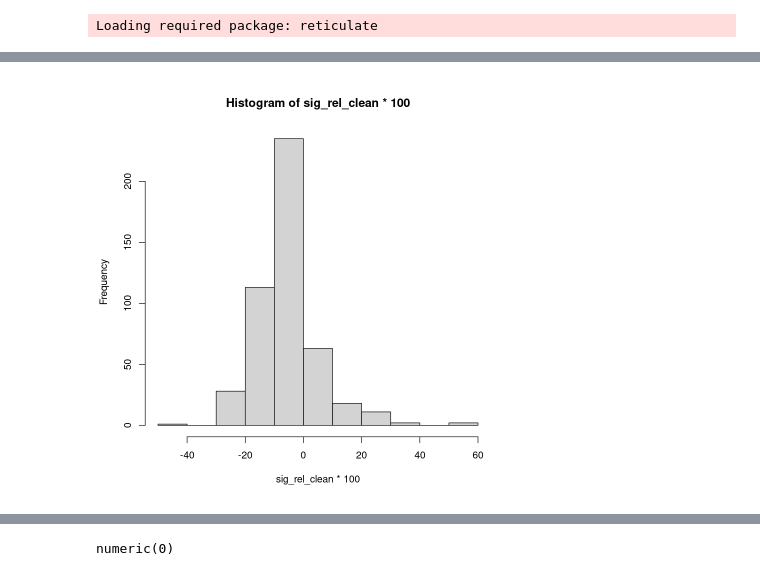
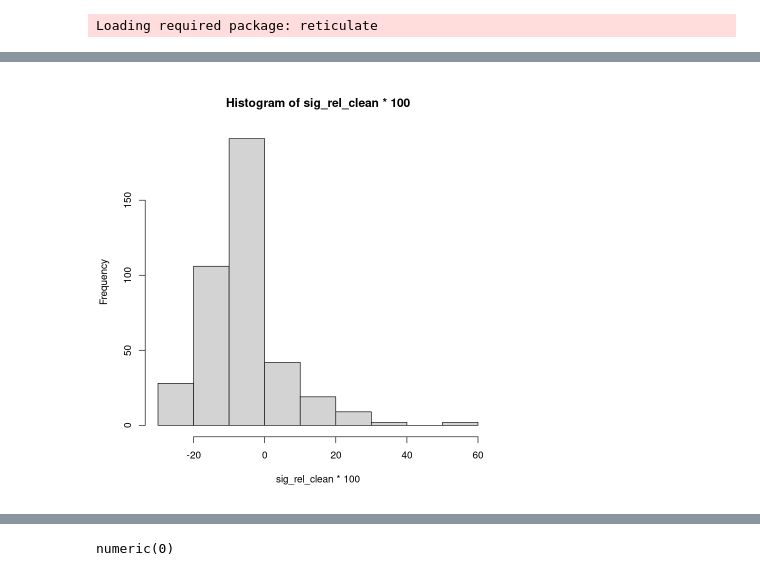
Before and after one commit to hamiddashti/greeness, a Jupyter notebook: codes/src/causal_impact_R.ipynb, the cells around one changed output, grey strips where cells are left out. Cells and saved outputs as stored; diff of their text form; code cells hidden in the pictures.

```diff
--- a/codes/src/causal_impact_R.ipynb
+++ b/codes/src/causal_impact_R.ipynb
@@ -67,2 +69,21 @@ NULL
 # %%
 ndvi_1994_data <- read_pickle_file("../../working/ndvi_1994_data")
+# %%
+set.seed(123)
+data=ndvi_1994_data[k]
+data<-matrix(unlist(data),nrow=30)
+all_rows_na <- apply(data, 1, function(row) all(is.na(row)))
+t_na_rm = t[all_rows_na==FALSE]
+data_na_rm = data[all_rows_na==FALSE,]
+imputed_data<-missForest(data)
+imputed_data<-imputed_data[1]$ximp
+# data_ts <- zoo(imputed_data, t)
+X[,k] <- rowMeans(imputed_data[,2:dim(imputed_data)[2]],1)
+# y <- data_ts[,1]
+# y
+y[,k] = imputed_data[,1]
+data_ts_ave = zoo(cbind(y[,k],X[,k]),t)
+pre.period <- as.Date(c("1984-07-01", "1993-07-01"))
+post.period <- as.Date(c("1994-07-01", "2013-07-01"))
+impact <- CausalImpact(data_ts_ave, pre.period, post.period)
+summary(impact)
@@ -70,23 +117,27 @@ ndvi_1994_data <- read_pickle_file("../../working/ndvi_1994_data")
 set.seed(123)
 res=matrix(,nrow=length(ndvi_1994_data),ncol=5)
 res2=matrix(,nrow=length(ndvi_1994_data),ncol=5)
+y=matrix(NA,nrow=30,ncol=length(ndvi_1994_data))
+X=matrix(NA,nrow=30,ncol=length(ndvi_1994_data))
 
 for(k in 1:length(ndvi_1994_data)){
+# for(k in 1:5){
     print(k)
     flush.console()
     tryCatch({
         data=ndvi_1994_data[k]
         data<-matrix(unlist(data),nrow=30)
-        all_columns_na <- apply(data, 1, function(row) all(is.na(row)))
-        t_na_rm = t[all_columns_na==FALSE]
-        data_na_rm = data[all_columns_na==FALSE,]
-        imputed_data<-missForest(data_na_rm)
+        # all_columns_na <- apply(data, 1, function(row) all(is.na(row)))
+        # t_na_rm = t[all_columns_na==FALSE]
+        # data_na_rm = data[all_columns_na==FALSE,]
+        imputed_data<-missForest(data)
         imputed_data<-imputed_data[1]$ximp
 
-        data_ts <- zoo(imputed_data, t_na_rm)
-        ave = rowMeans(data_ts[,2:dim(data_ts)[2]],1)
-        y <- data_ts[,1]
-        data_ts_ave = zoo(cbind(y,ave),t_na_rm)
+        # data_ts <- zoo(imputed_data, t)
+        # ave = rowMeans(data_ts[,2:dim(data_ts)[2]],1)
+        y[,k] <- imputed_data[,1]
+        X[,k] = rowMeans(imputed_data[,2:dim(imputed_data)[2]],1)
+        data_ts_ave = zoo(cbind(y[,k],X[,k]),t)
         pre.period <- as.Date(c("1984-07-01", "1993-07-01"))
         post.period <- as.Date(c("1994-07-01", "2013-07-01"))
         impact <- CausalImpact(data_ts_ave, pre.period, post.period)
@@ -145,12 +160,12 @@ Warning message in FormatInputPrePostPeriod(pre.period, post.period, data):
 # %%
 zscore <- function(data,std){
     (abs(data-mean(data))/sd(data))
 }
 res_na <- apply(res, 1, function(row) all(is.na(row)))
 res_no_nan =res[res_na==FALSE,]
-sig = res_no_nan[,5]<0.05
+sig = res_no_nan[,5]<0.01
 sig_rel = res_no_nan[sig,4]
 sig_rel_clean = sig_rel[(zscore(sig_rel)<3)]
 hist(sig_rel_clean*100)
 # %% [output]
-[figure, old version]
+[figure, new version]
```
Also changed, not shown: parts of 6 cells of this notebook, 3 other files.
